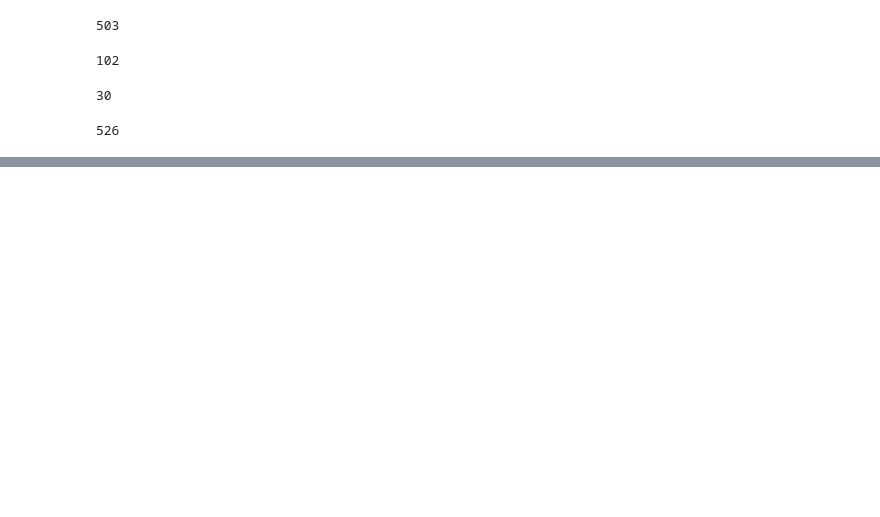
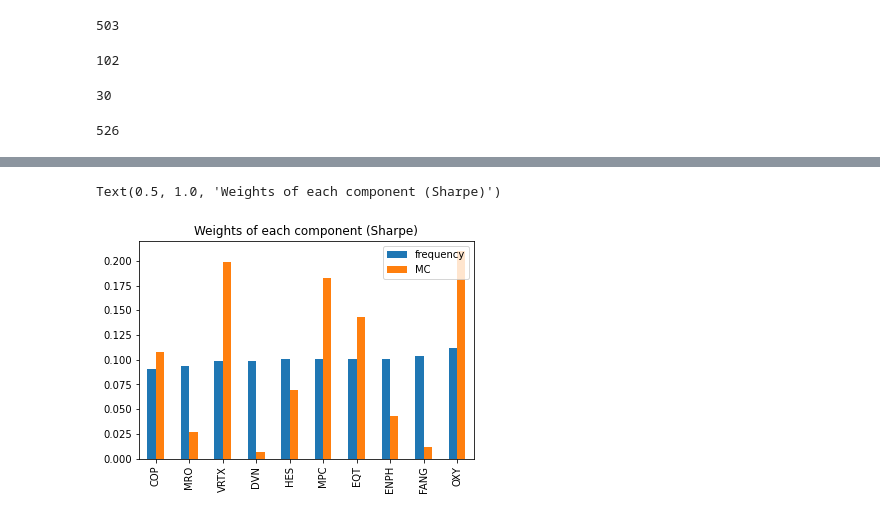
Before and after one commit to chantomkit/4061_backup, a Jupyter notebook: project_B/mc_portfolio.ipynb, the cells around one changed output, grey strips where cells are left out. Cells and saved outputs as stored; diff of their text form; code cells hidden in the pictures; blank space fills up the shorter version.

```diff
--- a/project_B/mc_portfolio.ipynb
+++ b/project_B/mc_portfolio.ipynb
@@ -86,6 +86,12 @@ my_best_stocks1 = hist_df.tail(bestk).stock.values
 f_weights1 = (hist_df.tail(bestk).freq / hist_df.tail(bestk).freq.sum()).values
 p.mc_weight_choice(my_best_stocks1, iter=5000, by='sharpe')
 mc_weights1 = p.best_weights
+# %%
+pd.DataFrame({'frequency': f_weights1, 'MC': mc_weights1}, index=my_best_stocks1).plot.bar()
+plt.title('Weights of each component (Sharpe)')
+# %% [output]
+Text(0.5, 1.0, 'Weights of each component (Sharpe)')
+[figure, added]
 # %%
 hist = {}
 for idx in np.argpartition(p.history_pnl, -100)[-100:]:
```
Also changed, not shown: parts of 8 cells of this notebook, 7 other files.
